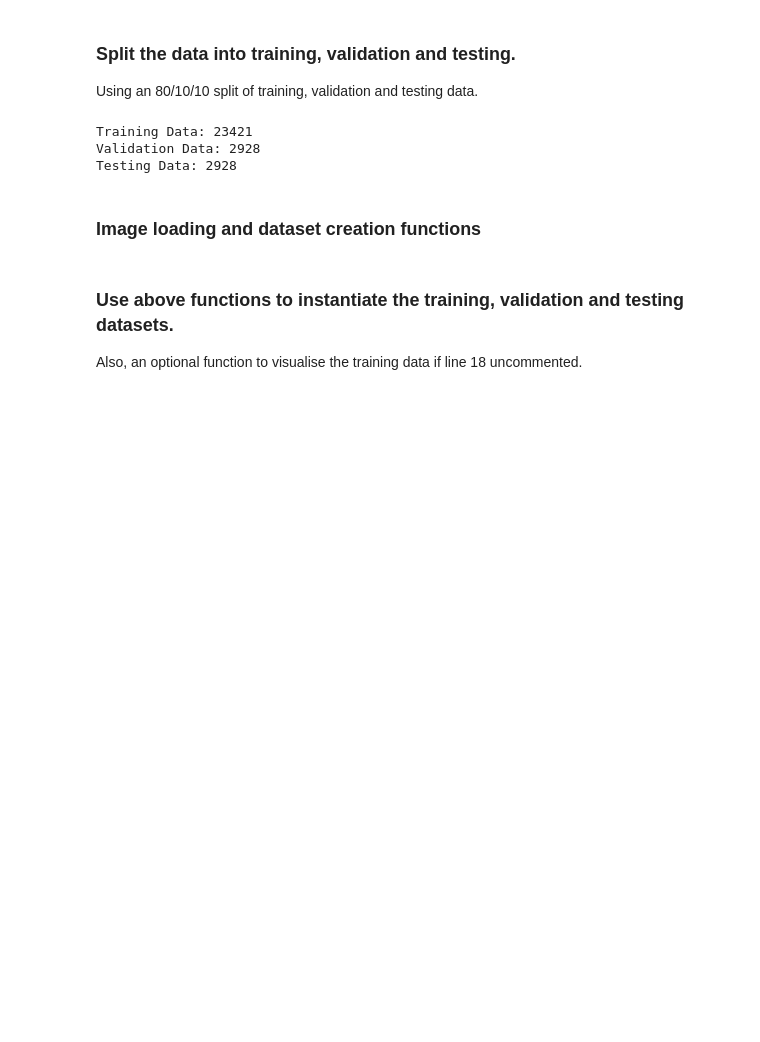
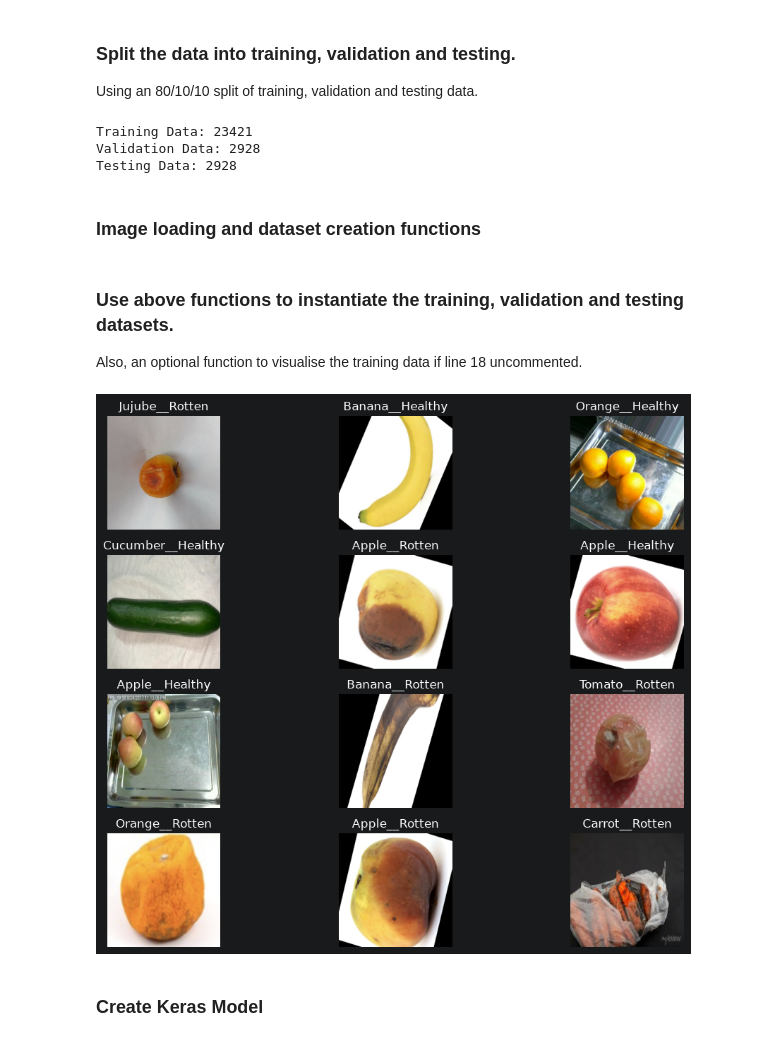
Before and after one commit to goetic-zoe/UFCFUR-15-3-Advanced-Artificial-Intelligence, a Jupyter notebook: notebooks/Fruit_CNN.ipynb, the cells around one changed output. Cells and saved outputs as stored; diff of their text form; code cells hidden in the pictures; blank space fills up the shorter version.

```diff
--- a/notebooks/Fruit_CNN.ipynb
+++ b/notebooks/Fruit_CNN.ipynb
@@ -166,19 +160,23 @@ Also, an optional function to visualise the training data if line 18 uncommented
 # %%
 tf_training_dataset = create_tensorflow_dataset(X_training, y_training, True)
 tf_validation_dataset = create_tensorflow_dataset(X_validation, y_validation,False)
 tf_testing_dataset = create_tensorflow_dataset(X_testing, y_testing, False)
 
 # Visualise training data
 def vis_training_data():
     plt.figure(figsize=(10,10))
     for image, d_label in tf_training_dataset.take(1):
-        for i in range(9):
-            ax = plt.subplot(3, 3, i + 1)
+        for i in range(12):
+            ax = plt.subplot(5, 3, i + 1)
             plt.imshow(image[i].numpy(), cmap='gray')
             plt.title(dataset_classes[d_label[i].numpy()])
             plt.axis('off')
     plt.tight_layout()
     plt.show()
 
 # UNCOMMENT THIS TO RENDER VISUALISATION
-#vis_training_data()
+vis_training_data()
+# %% [output]
+[figure, added]
+# %% [markdown]
+### Create Keras Model
```
Also changed, not shown: parts of 3 cells of this notebook.
